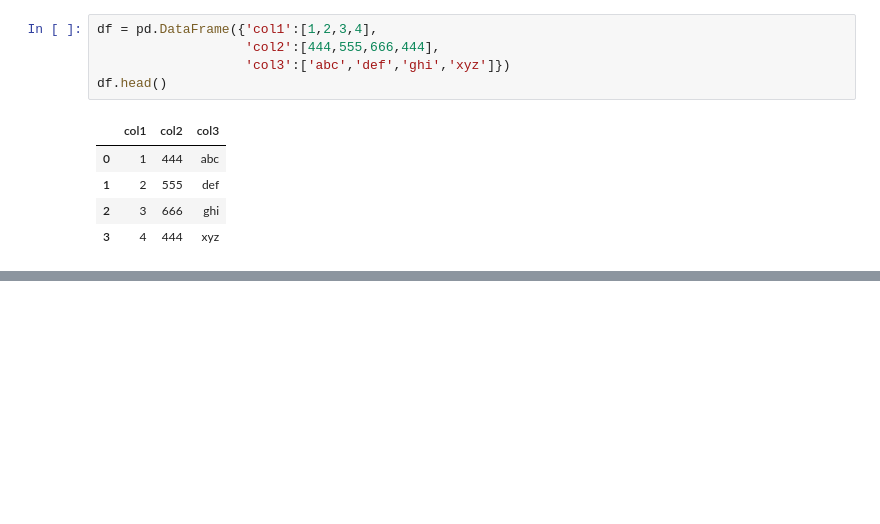
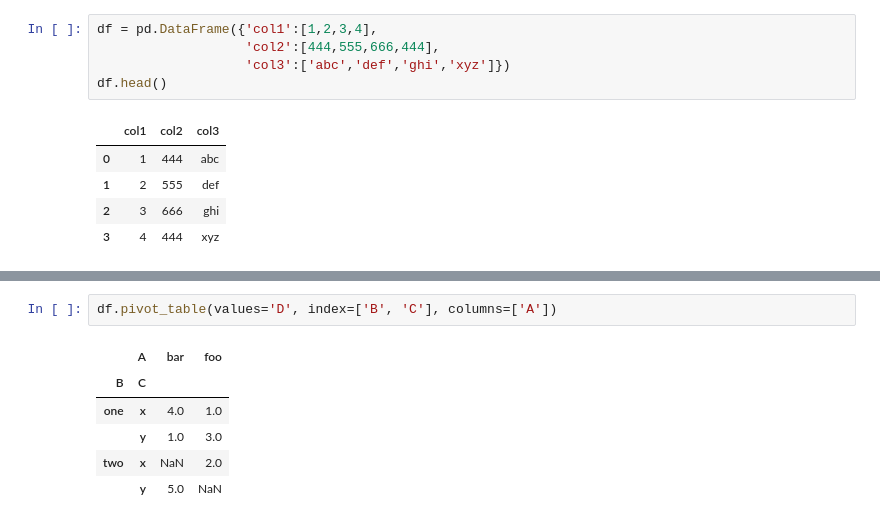
Before and after one commit to iroshanvidanage/python-data-ml, a Jupyter notebook: Pandas/pandas_operations.ipynb, the cells around one changed output, grey strips where cells are left out. Saved outputs shown, nothing was run; the diff lists cells and outputs as text; blank space fills up the shorter version.

```diff
--- a/Pandas/pandas_operations.ipynb
+++ b/Pandas/pandas_operations.ipynb
@@ -16,0 +223,9 @@ df.head()
+# %%
+df.pivot_table(values='D', index=['B', 'C'], columns=['A'])
+# %% [output]
+|  | A | bar | foo |
+| B | C |  |  |
+| one | x | 4.0 | 1.0 |
+|  | y | 1.0 | 3.0 |
+| two | x | NaN | 2.0 |
+|  | y | 5.0 | NaN |
```
Also changed, not shown: parts of 35 cells of this notebook.
